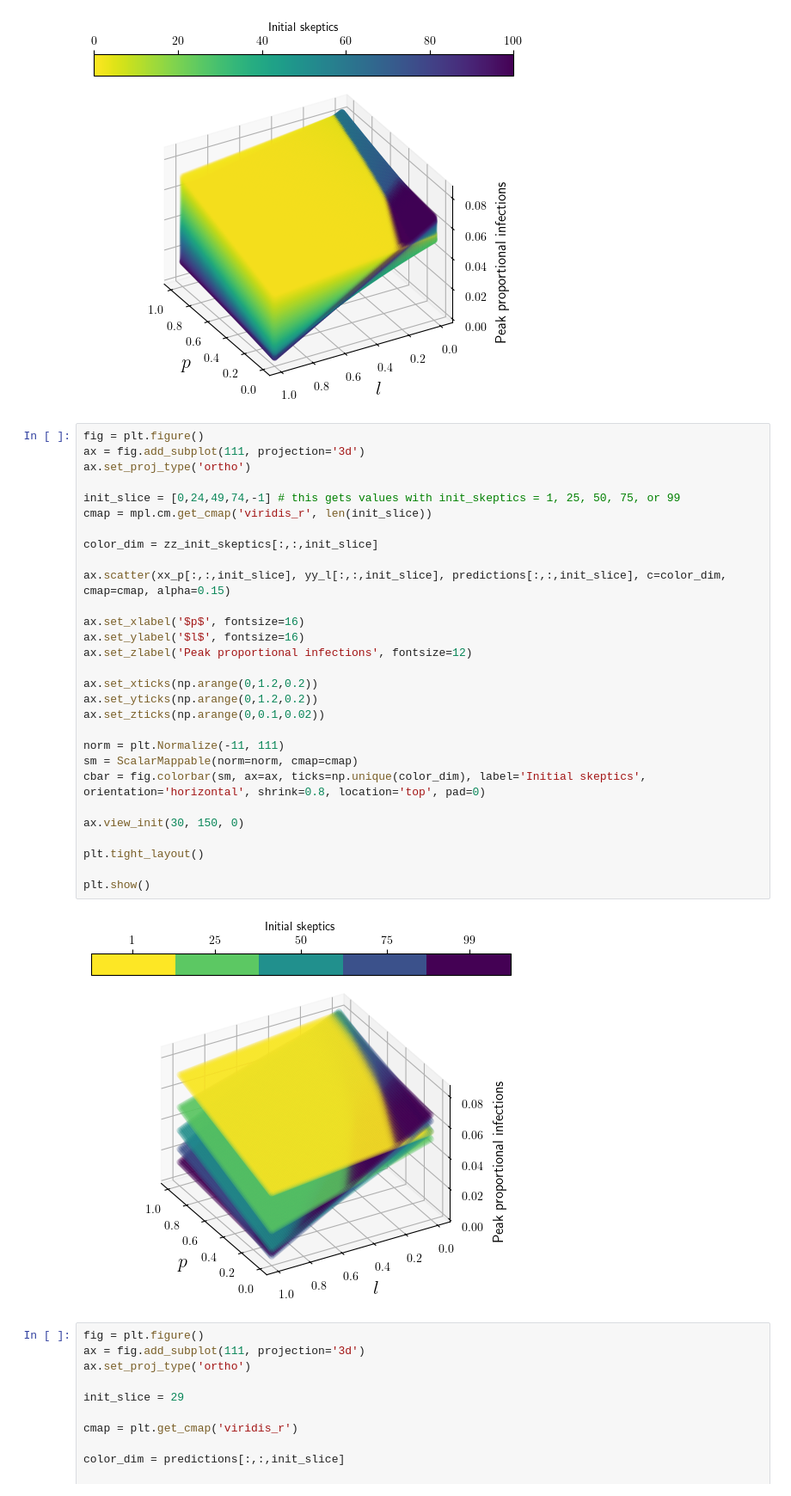
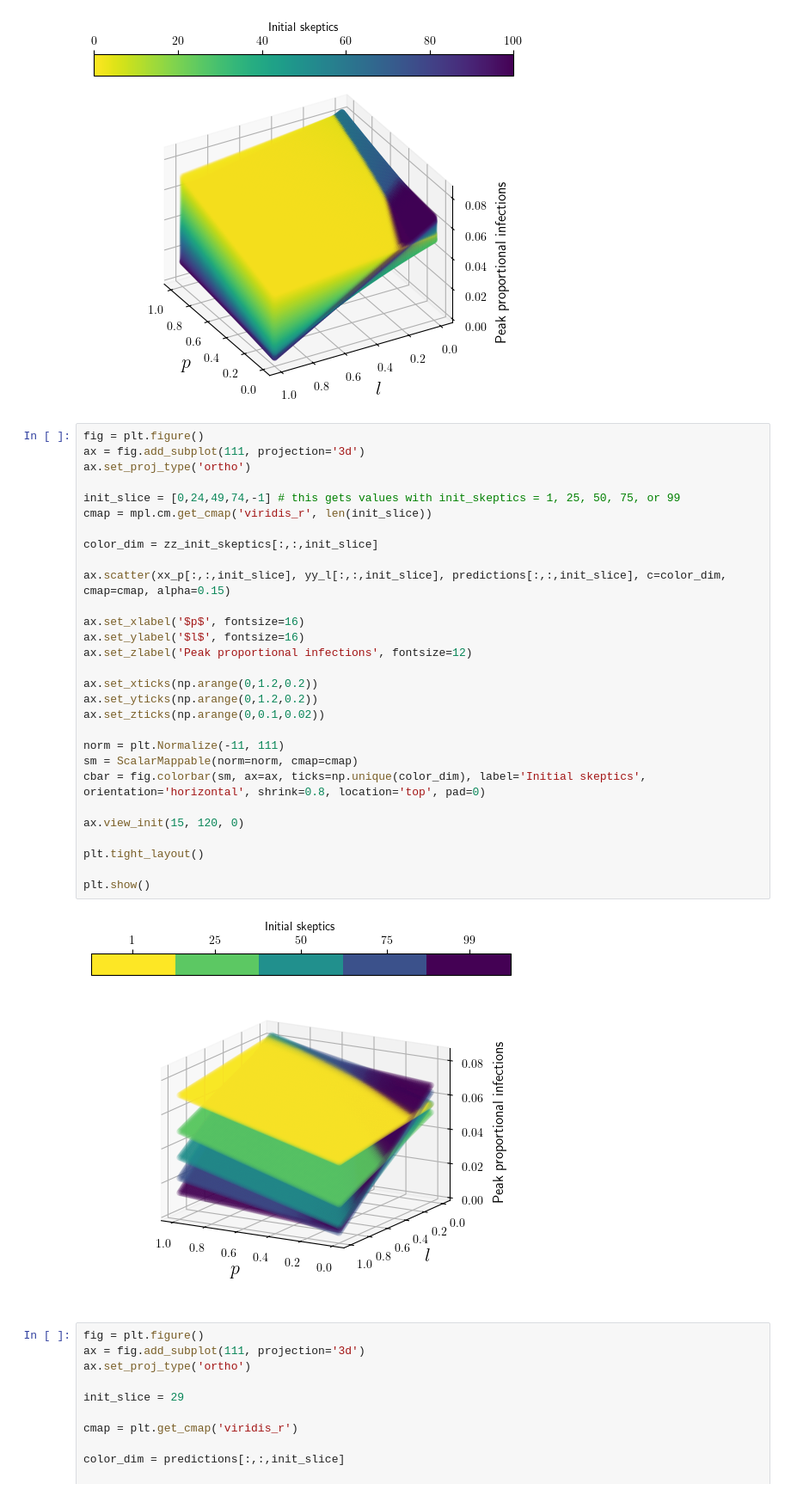
Before and after one commit to gkim65/FRED_misinformation, a Jupyter notebook: gp.ipynb, the cells around one changed output. Shown at 86% size. Saved outputs shown, nothing was run; the diff lists cells and outputs as text.

Commit message:
adjust slices plot

```diff
--- a/gp.ipynb
+++ b/gp.ipynb
@@ -215,34 +215,34 @@ plt.show()
 # %%
 fig = plt.figure()
 ax = fig.add_subplot(111, projection='3d')
 ax.set_proj_type('ortho')
 
 init_slice = [0,24,49,74,-1] # this gets values with init_skeptics = 1, 25, 50, 75, or 99
 cmap = mpl.cm.get_cmap('viridis_r', len(init_slice))
 
 color_dim = zz_init_skeptics[:,:,init_slice]
 
 ax.scatter(xx_p[:,:,init_slice], yy_l[:,:,init_slice], predictions[:,:,init_slice], c=color_dim, cmap=cmap, alpha=0.15)
 
 ax.set_xlabel('$p$', fontsize=16)
 ax.set_ylabel('$l$', fontsize=16)
 ax.set_zlabel('Peak proportional infections', fontsize=12)
 
 ax.set_xticks(np.arange(0,1.2,0.2))
 ax.set_yticks(np.arange(0,1.2,0.2))
 ax.set_zticks(np.arange(0,0.1,0.02))
 
 norm = plt.Normalize(-11, 111)
 sm = ScalarMappable(norm=norm, cmap=cmap)
 cbar = fig.colorbar(sm, ax=ax, ticks=np.unique(color_dim), label='Initial skeptics', orientation='horizontal', shrink=0.8, location='top', pad=0)
 
-ax.view_init(30, 150, 0)
+ax.view_init(15, 120, 0)
 
 plt.tight_layout()
 
 plt.show()
 # %% [output]
-[figure, old version]
+[figure, new version]
 # %%
 fig = plt.figure()
 ax = fig.add_subplot(111, projection='3d')
```
